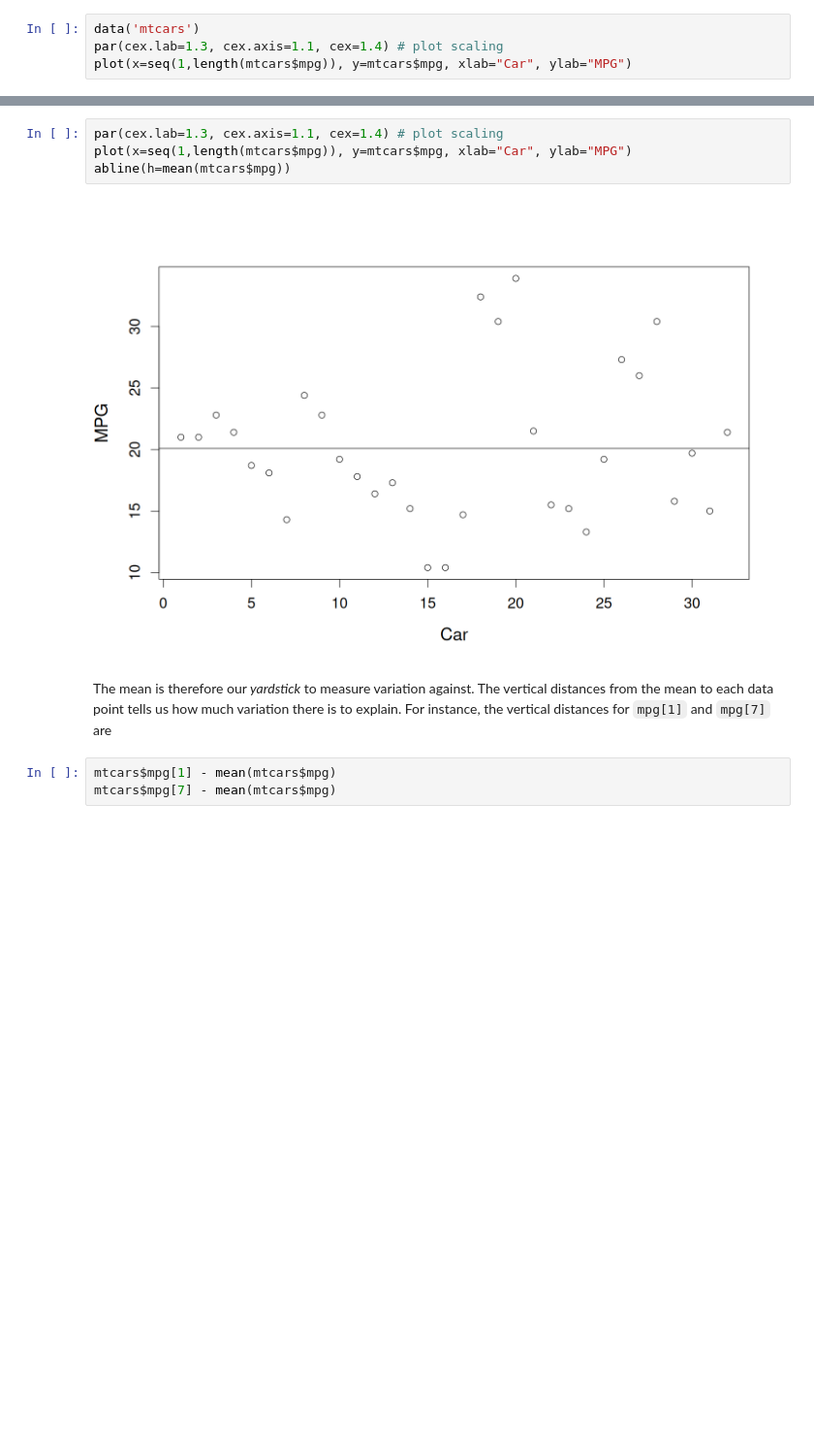
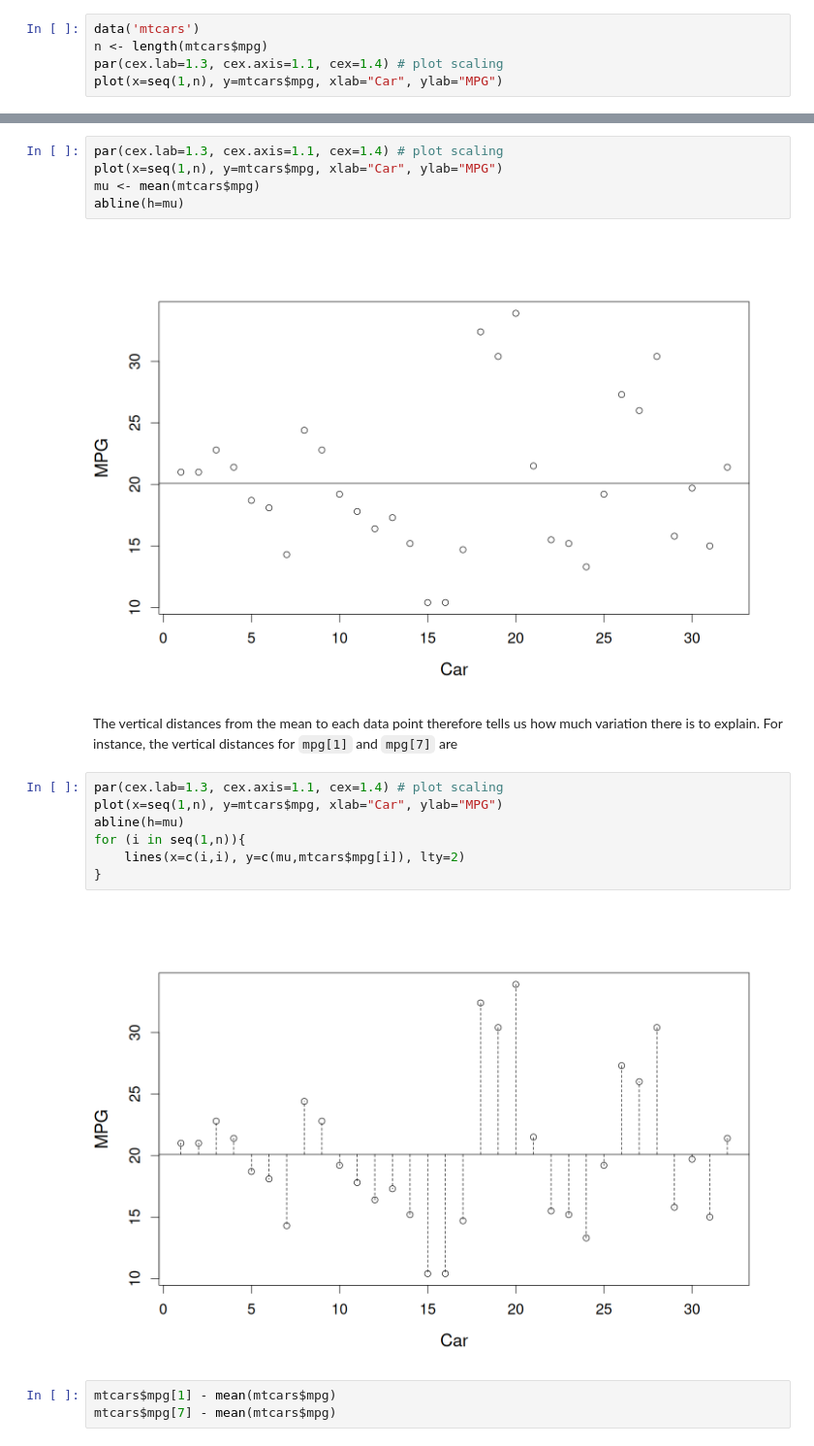
Before and after one commit to PCHN63101-Advanced-Data-Skills/Simple-Multiple-Regression, a Jupyter notebook: 1.principles-stat-modelling.ipynb, the cells around one changed output, grey strips where cells are left out. Shown at 97% size. Cells and saved outputs as stored; diff of their text form; blank space fills up the shorter version.

```diff
--- a/1.principles-stat-modelling.ipynb
+++ b/1.principles-stat-modelling.ipynb
@@ -13,8 +13,9 @@ As an example, consider the plot of all the measurements of `mpg` from the `mtca
 options(repr.plot.width=12, repr.plot.height=8)
 # %%
 data('mtcars')
+n <- length(mtcars$mpg)
 par(cex.lab=1.3, cex.axis=1.1, cex=1.4) # plot scaling
-plot(x=seq(1,length(mtcars$mpg)), y=mtcars$mpg, xlab="Car", ylab="MPG")
+plot(x=seq(1,n), y=mtcars$mpg, xlab="Car", ylab="MPG")
 # %% [output]
 [figure]
 # %% [markdown]
@@ -35,11 +34,21 @@ To see this visually, the mean value of `mpg` is indicated as a horizontal line
 # %%
 par(cex.lab=1.3, cex.axis=1.1, cex=1.4) # plot scaling
-plot(x=seq(1,length(mtcars$mpg)), y=mtcars$mpg, xlab="Car", ylab="MPG")
-abline(h=mean(mtcars$mpg))
+plot(x=seq(1,n), y=mtcars$mpg, xlab="Car", ylab="MPG")
+mu <- mean(mtcars$mpg)
+abline(h=mu)
 # %% [output]
 [figure]
 # %% [markdown]
-The mean is therefore our *yardstick* to measure variation against. The vertical distances from the mean to each data point tells us how much variation there is to explain. For instance, the vertical distances for `mpg[1]` and `mpg[7]` are
+The vertical distances from the mean to each data point therefore tells us how much variation there is to explain. For instance, the vertical distances for `mpg[1]` and `mpg[7]` are
+# %%
+par(cex.lab=1.3, cex.axis=1.1, cex=1.4) # plot scaling
+plot(x=seq(1,n), y=mtcars$mpg, xlab="Car", ylab="MPG")
+abline(h=mu)
+for (i in seq(1,n)){
+    lines(x=c(i,i), y=c(mu,mtcars$mpg[i]), lty=2)
+}
+# %% [output]
+[figure, added]
 # %%
 mtcars$mpg[1] - mean(mtcars$mpg)
 mtcars$mpg[7] - mean(mtcars$mpg)
```
Also changed, not shown: parts of 7 cells of this notebook, 8 other files.
